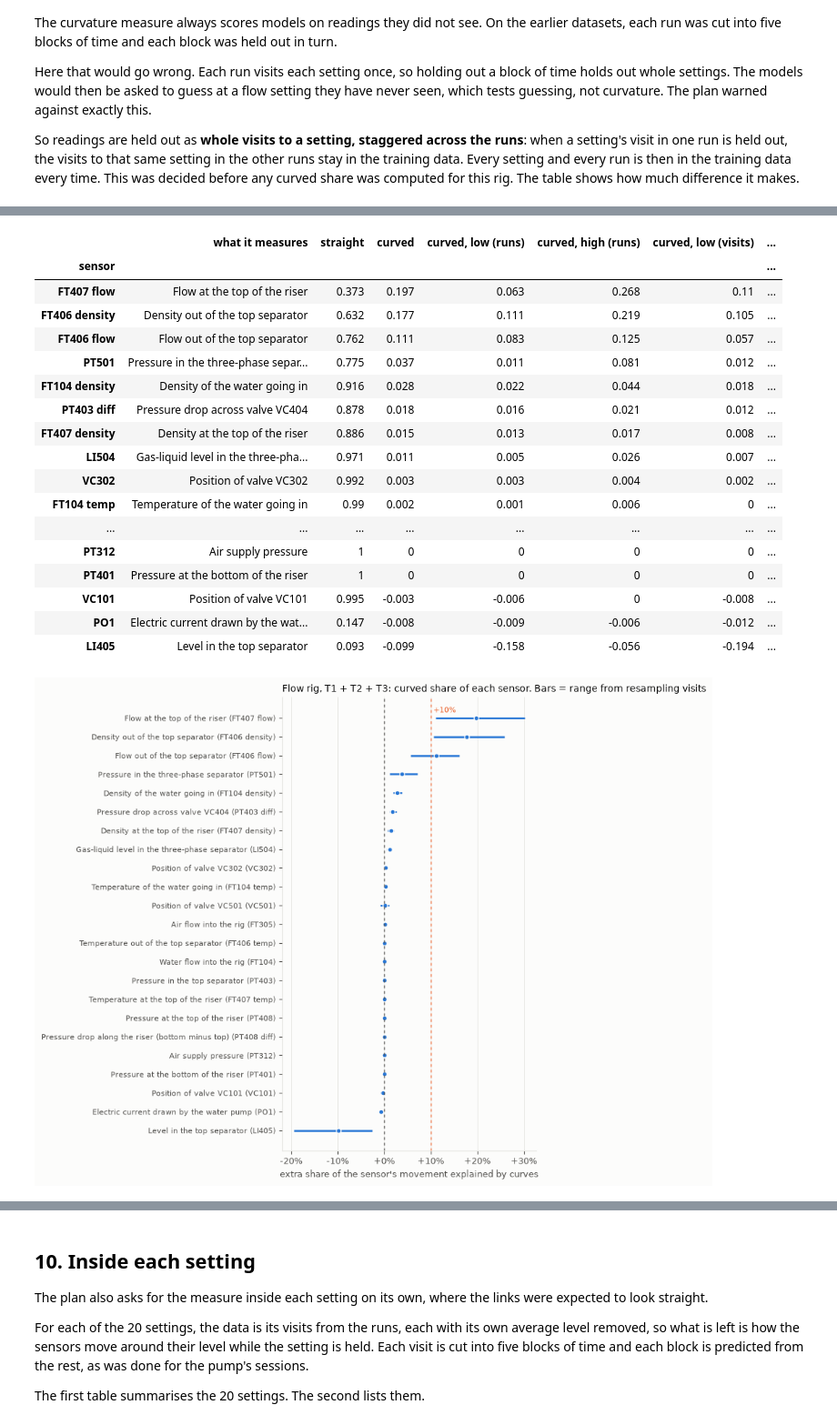
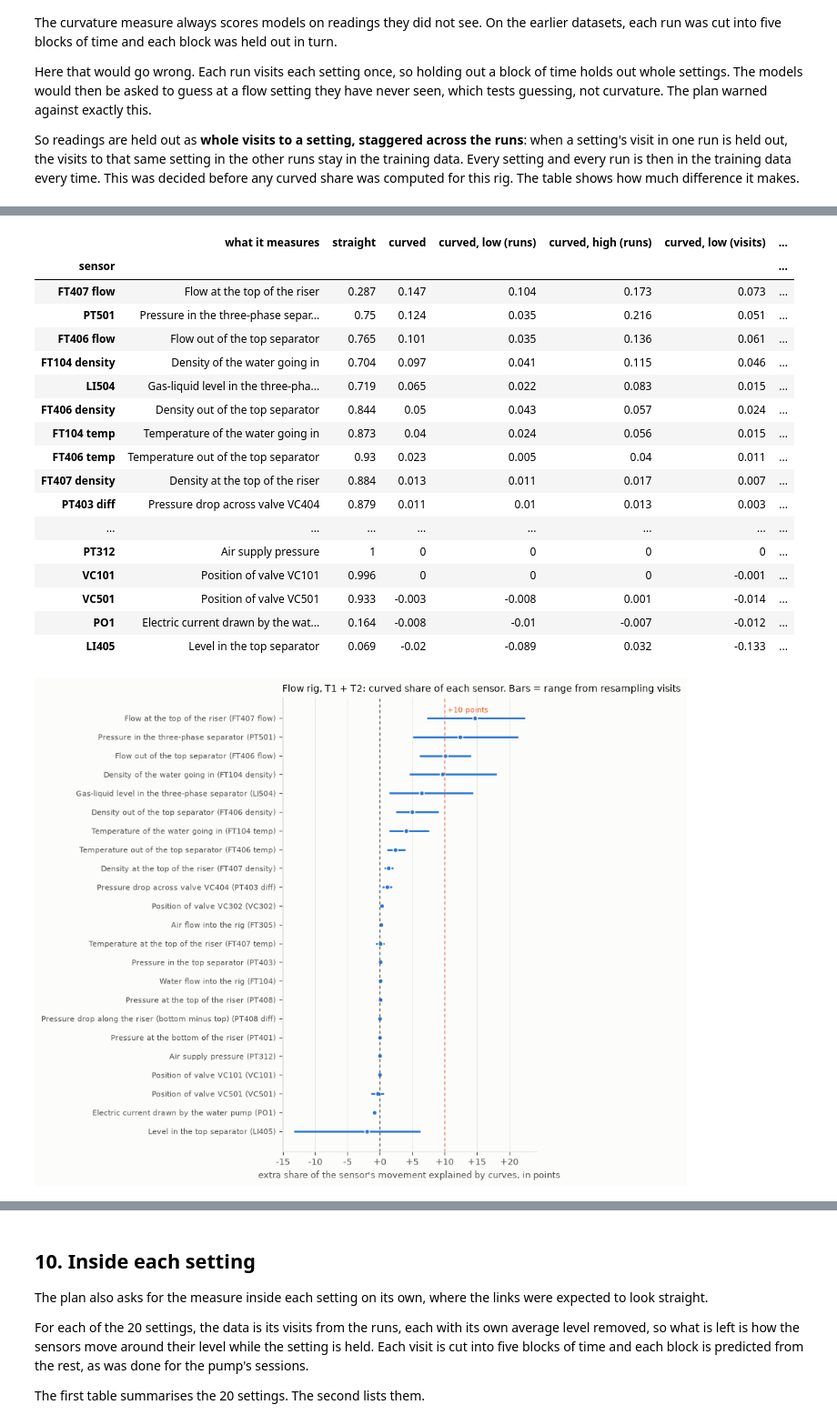
Before and after one commit to NeerajGit16/deep-learning-in-anomaly-detection, a Jupyter notebook: anomaly_lab/05_cranfield.ipynb, the cells around one changed output, grey strips where cells are left out. Shown at 91% size. Cells and saved outputs as stored; diff of their text form; code cells hidden in the pictures.

```diff
--- a/anomaly_lab/05_cranfield.ipynb
+++ b/anomaly_lab/05_cranfield.ipynb
@@ -233,6 +236,6 @@ cranfield.measure_table(headline)
 # %%
-without_t3 = cranfield.measures(cranfield.WITHOUT_T3)
-cranfield.measure_table(without_t3)
+with_t3 = cranfield.measures(cranfield.WITH_T3)
+cranfield.measure_table(with_t3)
 # %% [output]
 |  | straight share | curved share | curved, low (runs) | curved, high (runs) | curved, low (visits) | ... |
 | measure |  |  |  |  |  | ... |
@@ -282,27 +286,27 @@ The second table shows, for the most curved sensors, what happens when the strai
 # %%
 by_sensor = cranfield.sensor_table(headline)
-plots.curved_by_sensor(by_sensor, "Flow rig, T1 + T2 + T3: curved share of each sensor. Bars = range from resampling visits");
+plots.curved_by_sensor(by_sensor, "Flow rig, T1 + T2: curved share of each sensor. Bars = range from resampling visits");
 by_sensor
 # %% [output]
 |  | what it measures | straight | curved | curved, low (runs) | curved, high (runs) | curved, low (visits) | ... |
 | sensor |  |  |  |  |  |  | ... |
-| FT407 flow | Flow at the top of the riser | 0.373 | 0.197 | 0.063 | 0.268 | 0.11 | ... |
-| FT406 density | Density out of the top separator | 0.632 | 0.177 | 0.111 | 0.219 | 0.105 | ... |
-| FT406 flow | Flow out of the top separator | 0.762 | 0.111 | 0.083 | 0.125 | 0.057 | ... |
-| PT501 | Pressure in the three-phase separ... | 0.775 | 0.037 | 0.011 | 0.081 | 0.012 | ... |
-| FT104 density | Density of the water going in | 0.916 | 0.028 | 0.022 | 0.044 | 0.018 | ... |
-| PT403 diff | Pressure drop across valve VC404 | 0.878 | 0.018 | 0.016 | 0.021 | 0.012 | ... |
-| FT407 density | Density at the top of the riser | 0.886 | 0.015 | 0.013 | 0.017 | 0.008 | ... |
-| LI504 | Gas-liquid level in the three-pha... | 0.971 | 0.011 | 0.005 | 0.026 | 0.007 | ... |
-| VC302 | Position of valve VC302 | 0.992 | 0.003 | 0.003 | 0.004 | 0.002 | ... |
-| FT104 temp | Temperature of the water going in | 0.99 | 0.002 | 0.001 | 0.006 | 0 | ... |
+| FT407 flow | Flow at the top of the riser | 0.287 | 0.147 | 0.104 | 0.173 | 0.073 | ... |
+| PT501 | Pressure in the three-phase separ... | 0.75 | 0.124 | 0.035 | 0.216 | 0.051 | ... |
+| FT406 flow | Flow out of the top separator | 0.765 | 0.101 | 0.035 | 0.136 | 0.061 | ... |
+| FT104 density | Density of the water going in | 0.704 | 0.097 | 0.041 | 0.115 | 0.046 | ... |
+| LI504 | Gas-liquid level in the three-pha... | 0.719 | 0.065 | 0.022 | 0.083 | 0.015 | ... |
+| FT406 density | Density out of the top separator | 0.844 | 0.05 | 0.043 | 0.057 | 0.024 | ... |
+| FT104 temp | Temperature of the water going in | 0.873 | 0.04 | 0.024 | 0.056 | 0.015 | ... |
+| FT406 temp | Temperature out of the top separator | 0.93 | 0.023 | 0.005 | 0.04 | 0.011 | ... |
+| FT407 density | Density at the top of the riser | 0.884 | 0.013 | 0.011 | 0.017 | 0.007 | ... |
+| PT403 diff | Pressure drop across valve VC404 | 0.879 | 0.011 | 0.01 | 0.013 | 0.003 | ... |
 | ... | ... | ... | ... | ... | ... | ... | ... |
 | PT312 | Air supply pressure | 1 | 0 | 0 | 0 | 0 | ... |
-| PT401 | Pressure at the bottom of the riser | 1 | 0 | 0 | 0 | 0 | ... |
-| VC101 | Position of valve VC101 | 0.995 | -0.003 | -0.006 | 0 | -0.008 | ... |
-| PO1 | Electric current drawn by the wat... | 0.147 | -0.008 | -0.009 | -0.006 | -0.012 | ... |
-| LI405 | Level in the top separator | 0.093 | -0.099 | -0.158 | -0.056 | -0.194 | ... |
+| VC101 | Position of valve VC101 | 0.996 | 0 | 0 | 0 | -0.001 | ... |
+| VC501 | Position of valve VC501 | 0.933 | -0.003 | -0.008 | 0.001 | -0.014 | ... |
+| PO1 | Electric current drawn by the wat... | 0.164 | -0.008 | -0.01 | -0.007 | -0.012 | ... |
+| LI405 | Level in the top separator | 0.069 | -0.02 | -0.089 | 0.032 | -0.133 | ... |
-[figure, old version]
+[figure, new version]
 # %%
 pd.concat([by_sensor[["what it measures", "straight", "curved"]],
            cranfield.sensor_table(headline, cranfield.TOLD)[["straight", "curved"]].add_suffix(", setting told"),
```
Also changed, not shown: parts of 21 cells of this notebook, 2 other files.
